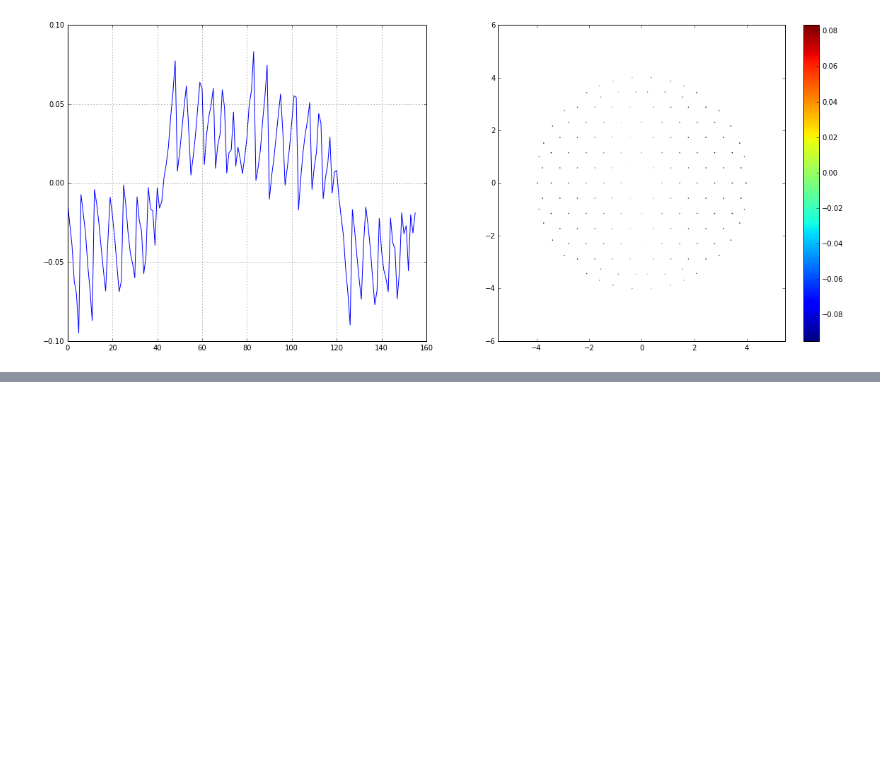
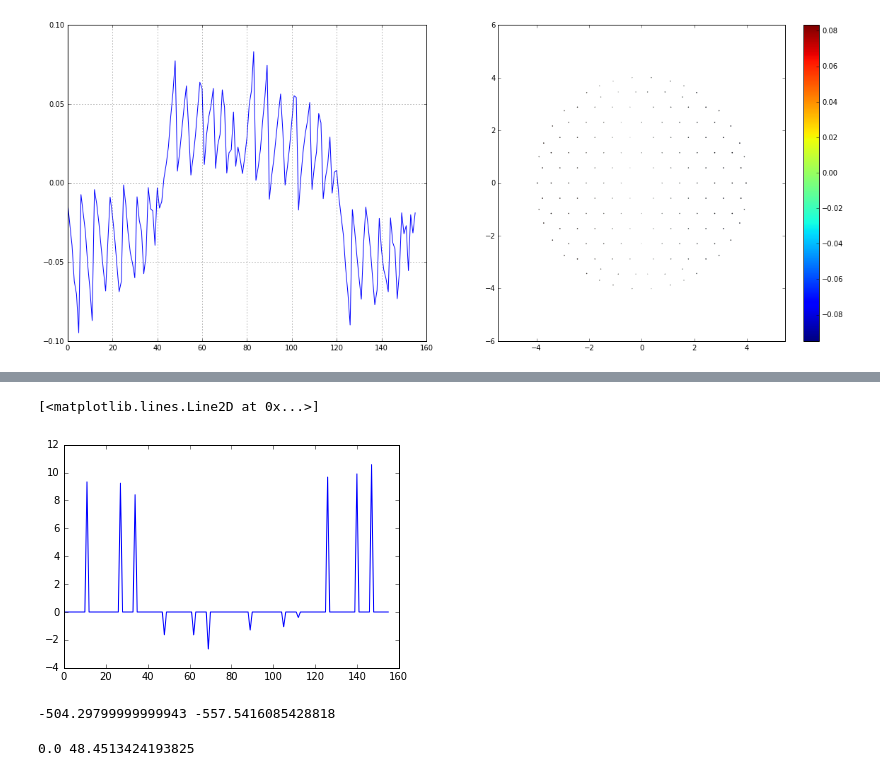
Before and after one commit to bxin/M1M3_ML, a Jupyter notebook: getVdayForces_190214.ipynb, the cells around one changed output, grey strips where cells are left out. Drawn from its saved outputs; the diff is of its cells as text; code cells hidden in the pictures; blank space fills up the shorter version.

```diff
--- a/getVdayForces_190214.ipynb
+++ b/getVdayForces_190214.ipynb
@@ -33,7 +34,7 @@ fig.colorbar(img, ax=ax[1])
 <matplotlib.colorbar.Colorbar at 0x...>
 [figure]
 # %%
-f3 = get_AppliedF_EFD_C1C2(2, 14, 23, 13) #30/26nm surfaces
+f3 = get_F_EFD_C1C2(2, 14, 23, 13) #30/26nm surfaces
 # %% [output]
 -------Reading from efdData/AppliedCylinderForces_190214_2313.csv-------------
 # %%
@@ -64,0 +71,5 @@ fig.colorbar(img, ax=ax[1])
+# %%
+plt.plot(f3[:,1])
+# %% [output]
+[<matplotlib.lines.Line2D at 0x...>]
+[figure, added]
@@ -64,0 +79,12 @@ fig.colorbar(img, ax=ax[1])
+# %%
+# initial forces have nonzero net y-force
+# FB added about 50N net y-force
+print(sum(aa[:,2]), sum(f3[:,2]))
+# %% [output]
+-504.29799999999943 -557.5416085428818
+# %%
+# initial forces have zero net x-force
+# FB added about 50N net y-force
+print(sum(aa[:,1]), sum(f3[:,1]))
+# %% [output]
+0.0 48.4513424193825
```
Also changed, not shown: parts of 4 cells of this notebook.
